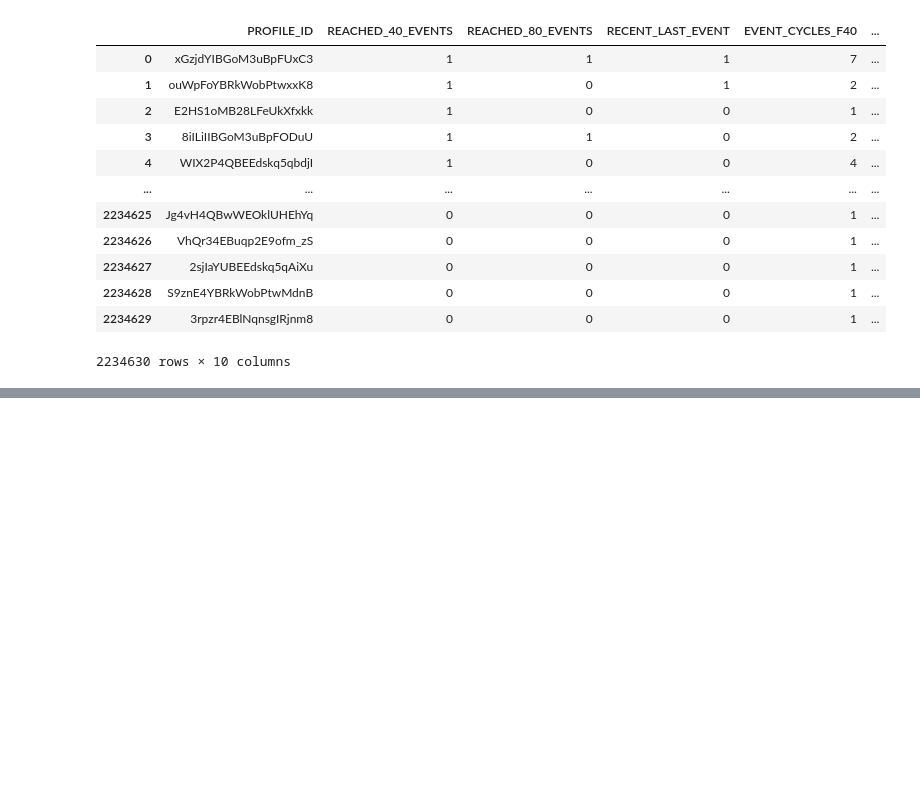
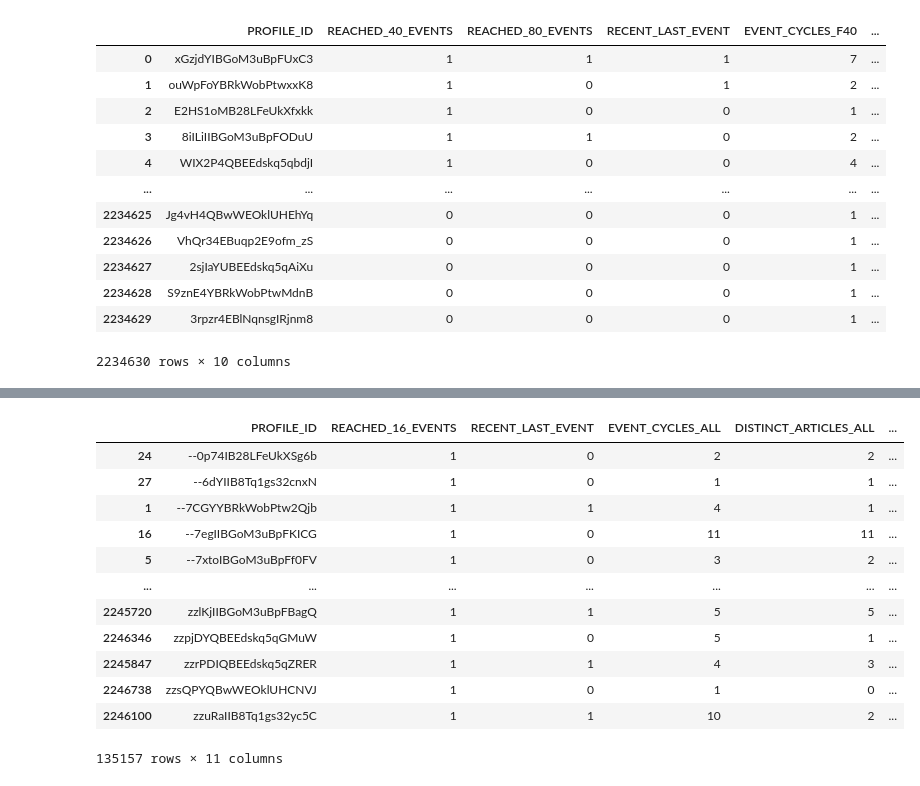
Before and after one commit to Data-ScienceHub/ETM, a Jupyter notebook: Code/eda/eda_features.ipynb, the cells around one changed output, grey strips where cells are left out. Cells and saved outputs as stored; diff of their text form; code cells hidden in the pictures; blank space fills up the shorter version.

```diff
--- a/Code/eda/eda_features.ipynb
+++ b/Code/eda/eda_features.ipynb
@@ -627,30 +627,11 @@ reached_40_80 = reached_40[~((reached_40['REACHED_80_EVENTS'] == 0) & (reached_4
 # %%
 reached_40_80.to_csv('reached_40_80.csv', index=0)
 # %%
-new_features_query_3 = """
--- NEW CONTENT SCORE
-with content_aggs AS (
-    SELECT
-        COUNT(DISTINCT id) AS total_content
-    FROM content
+thresh_1 = 16
+thresh_2 = 80
 
-)
-,new_content AS (
-    SELECT
-        *
-        , (
-            (COALESCE(pdf_click, 0) * 4 * (1 - 0.25))
-            + (COALESCE(pageview, 0) * 1 * (1 - 0.25))
-            + (COALESCE(post_read_start, 0) * 2 * (1 - 0.2))
-            + (COALESCE(post_read_mid, 0) * 5 * (1 - 0.1))
-            + (COALESCE(post_read_end, 0) * 6 * (1 - 0.05))
-            + (COALESCE(scroll, 0) * 2 * (1 - 0.15))
-        ) * (100 / POW(total_content, 0.8)) AS new_content_score
-    FROM content
-    JOIN content_aggs ON 1 = 1
-)
--- USER LEVEL
-, event_expanded AS (
+classification_query = """
+WITH event_expanded AS (
     SELECT
         e.id AS event_id
         , e.set_profile AS profile_id
@@ -661,9 +642,9 @@ with content_aggs AS (
         , p.user_id AS email
         , LOWER(c.type) AS content_type
         , c.id AS content_id
-        , c.new_content_score AS content_score
+        , c.score AS content_score
     FROM event e
-    LEFT JOIN new_content c ON CONCAT(e.source, '_', e.content_id) = c.id
+    LEFT JOIN content c ON CONCAT(e.source, '_', e.content_id) = c.id
     LEFT JOIN profile p ON e.set_profile = p.id
     WHERE DATE_TRUNC('year', e.day) >= DATE('2022-01-01') -- 2022 to Present
 )
@@ -708,7 +689,7 @@ with content_aggs AS (
         a.profile_id
         , DATEDIFF('day', a.created, b.created) AS days_to_{0}
     FROM event_expanded a
-    LEFT JOIN event_expanded b ON a.profile_id = b.profile_id AND b.event_rank = 40
+    LEFT JOIN event_expanded b ON a.profile_id = b.profile_id AND b.event_rank = {0}
     WHERE a.event_rank = 1
 )
 
@@ -741,9 +722,7 @@ SELECT
 FROM event_aggs_first_{0} ea
 JOIN event_aggs e ON ea.profile_id = e.profile_id
 LEFT JOIN time_to_{0} ttf ON ea.profile_id = ttf.profile_id
-""".format(60, 100)
+""".format(thresh_1, thresh_2)
 
-print(new_features_query_3)
-
-new_features_df_3 = query_snowpark(new_features_query_3)
+classification_df = query_snowpark(classification_query)
 # %% [output]
@@ -786,0 +842,19 @@ reached_60_100
+# %%
+reached_first_all = clustering_df[clustering_df['REACHED_{}_EVENTS'.format(thresh_1)] == 1]
+reached_first_all.to_csv('reached_{0}_all.csv'.format(thresh_1))
+# %%
+reached_first_all.sort_values('PROFILE_ID')
+# %% [output]
+|  | PROFILE_ID | REACHED_16_EVENTS | RECENT_LAST_EVENT | EVENT_CYCLES_ALL | DISTINCT_ARTICLES_ALL | ... |
+| 24 | --0p74IB28LFeUkXSg6b | 1 | 0 | 2 | 2 | ... |
+| 27 | --6dYIIB8Tq1gs32cnxN | 1 | 0 | 1 | 1 | ... |
+| 1 | --7CGYYBRkWobPtw2Qjb | 1 | 1 | 4 | 1 | ... |
+| 16 | --7egIIBGoM3uBpFKICG | 1 | 0 | 11 | 11 | ... |
+| 5 | --7xtoIBGoM3uBpFf0FV | 1 | 0 | 3 | 2 | ... |
+| ... | ... | ... | ... | ... | ... | ... |
+| 2245720 | zzlKjIIBGoM3uBpFBagQ | 1 | 1 | 5 | 5 | ... |
+| 2246346 | zzpjDYQBEEdskq5qGMuW | 1 | 0 | 5 | 1 | ... |
+| 2245847 | zzrPDIQBEEdskq5qZRER | 1 | 1 | 4 | 3 | ... |
+| 2246738 | zzsQPYQBwWEOklUHCNVJ | 1 | 0 | 1 | 0 | ... |
+| 2246100 | zzuRaIIB8Tq1gs32yc5C | 1 | 1 | 10 | 2 | ... |
+135157 rows × 11 columns
```
Also changed, not shown: parts of 4 cells of this notebook.
